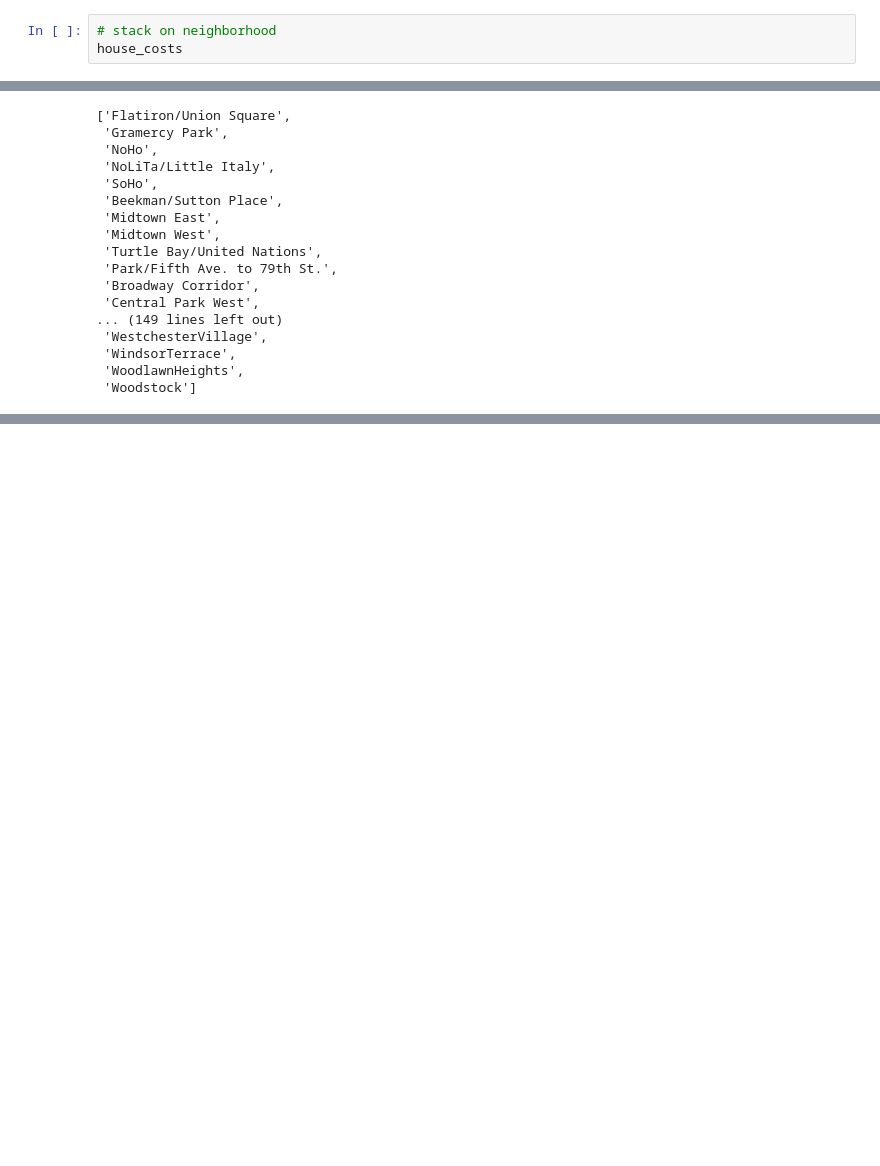
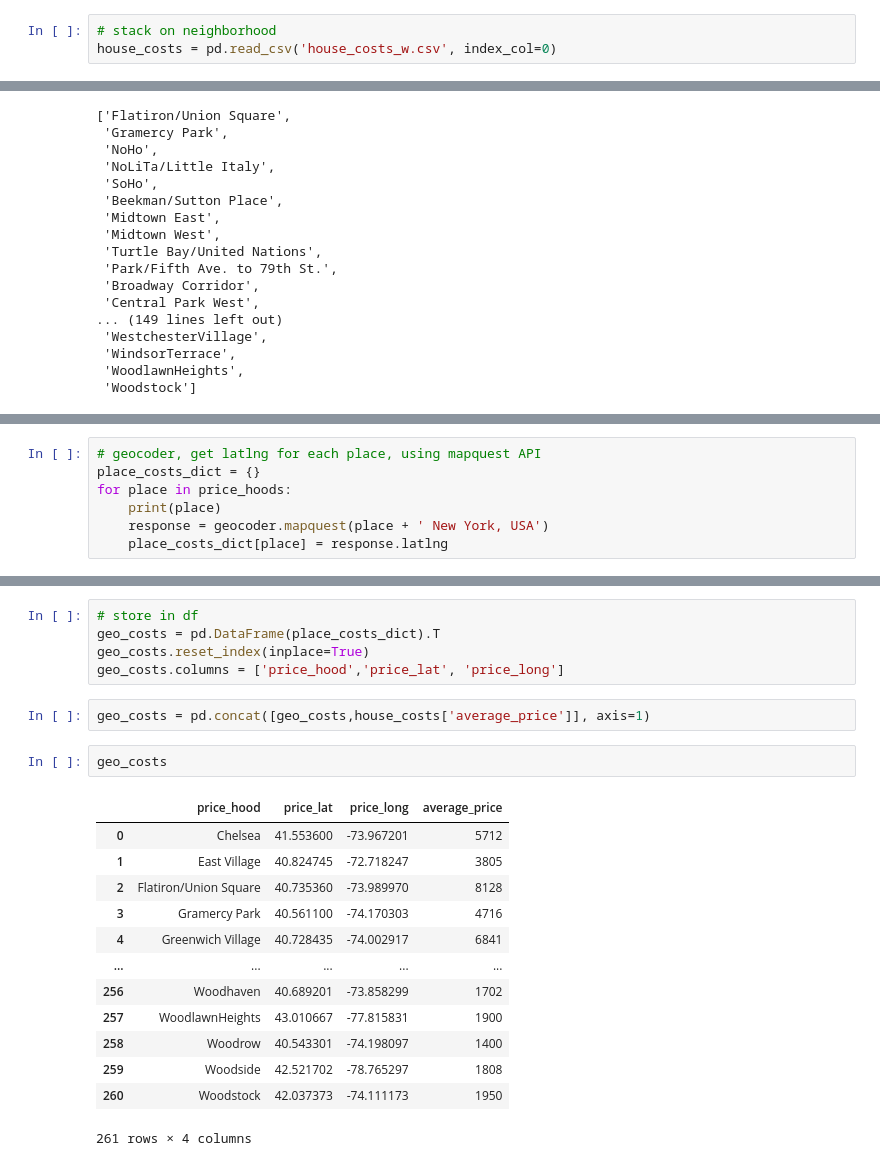
Before and after one commit to ktamkee/NYC_midterm_project, a Jupyter notebook: src/evaluation/clean_housing_costs.ipynb, the cells around one changed output, grey strips where cells are left out. Saved outputs shown, nothing was run; the diff lists cells and outputs as text; blank space fills up the shorter version.

```diff
--- a/src/evaluation/clean_housing_costs.ipynb
+++ b/src/evaluation/clean_housing_costs.ipynb
@@ -114,4 +133,4 @@ average_house_price = average_house_price.drop('borough', axis=1)
 house_costs = pd.concat([average_house_price.set_index('neighborhood'), median_house_price.set_index('neighborhood')], join='outer', axis=1).reset_index()
 # %%
 # stack on neighborhood
-house_costs
+house_costs = pd.read_csv('house_costs_w.csv', index_col=0)
@@ -174,0 +209,7 @@ price_hoods[0]
+# %%
+# geocoder, get latlng for each place, using mapquest API
+place_costs_dict = {}
+for place in price_hoods:
+    print(place)
+    response = geocoder.mapquest(place + ' New York, USA')
+    place_costs_dict[place] = response.latlng
@@ -174,0 +234,23 @@ price_hoods[0]
+# %%
+# store in df
+geo_costs = pd.DataFrame(place_costs_dict).T
+geo_costs.reset_index(inplace=True)
+geo_costs.columns = ['price_hood','price_lat', 'price_long']
+# %%
+geo_costs = pd.concat([geo_costs,house_costs['average_price']], axis=1)
+# %%
+geo_costs
+# %% [output]
+|  | price_hood | price_lat | price_long | average_price |
+| 0 | Chelsea | 41.553600 | -73.967201 | 5712 |
+| 1 | East Village | 40.824745 | -72.718247 | 3805 |
+| 2 | Flatiron/Union Square | 40.735360 | -73.989970 | 8128 |
+| 3 | Gramercy Park | 40.561100 | -74.170303 | 4716 |
+| 4 | Greenwich Village | 40.728435 | -74.002917 | 6841 |
+| ... | ... | ... | ... | ... |
+| 256 | Woodhaven | 40.689201 | -73.858299 | 1702 |
+| 257 | WoodlawnHeights | 43.010667 | -77.815831 | 1900 |
+| 258 | Woodrow | 40.543301 | -74.198097 | 1400 |
+| 259 | Woodside | 42.521702 | -78.765297 | 1808 |
+| 260 | Woodstock | 42.037373 | -74.111173 | 1950 |
+261 rows × 4 columns
```
Also changed, not shown: parts of 16 cells of this notebook, 1 other file.
